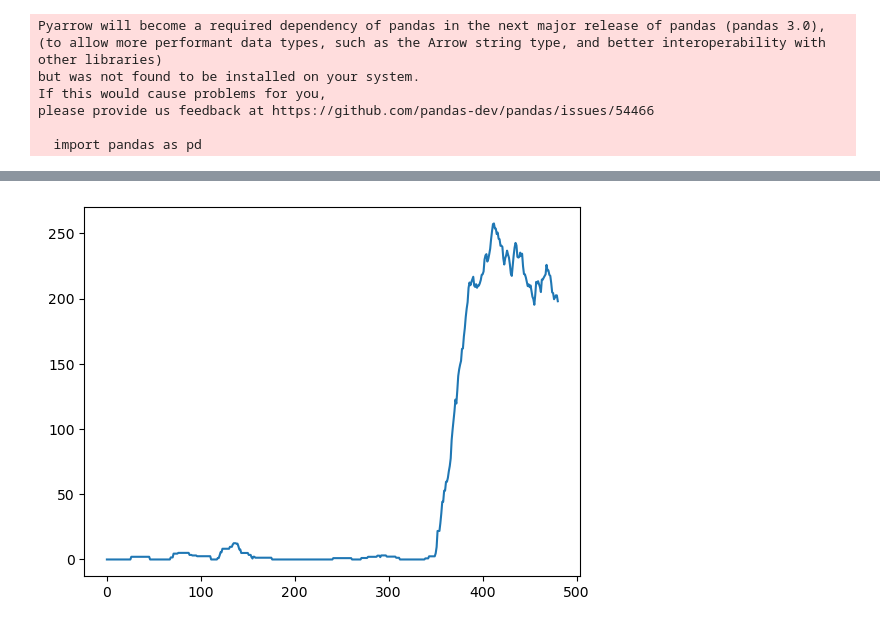
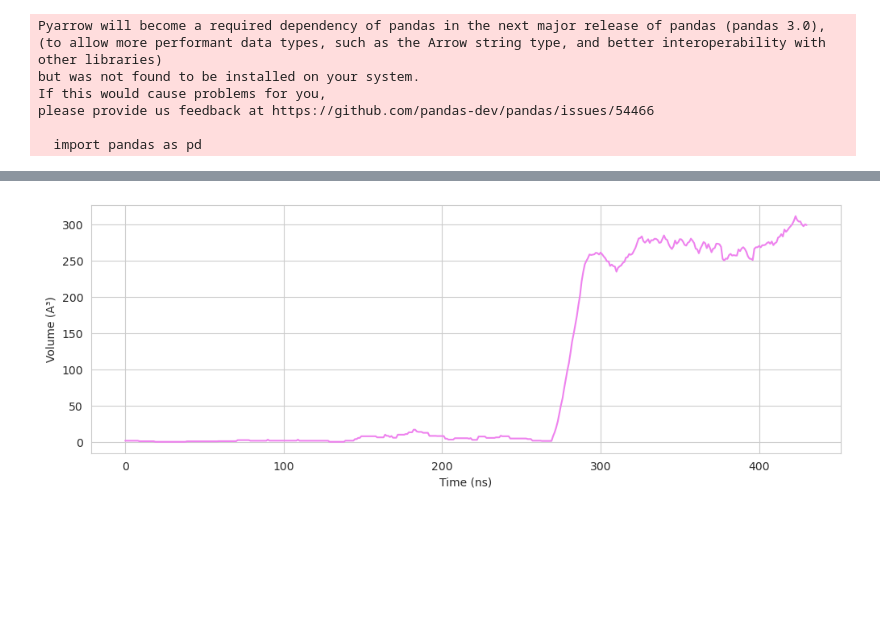
Before and after one commit to alexpergar-phd/pocket_project, a Jupyter notebook: 02_cryptic_pocket_detection/cryptic_pocket_detection.ipynb, the cells around one changed output, grey strips where cells are left out. Saved outputs shown, nothing was run; the diff lists cells and outputs as text; code cells hidden in the pictures; blank space fills up the shorter version.

```diff
--- a/02_cryptic_pocket_detection/cryptic_pocket_detection.ipynb
+++ b/02_cryptic_pocket_detection/cryptic_pocket_detection.ipynb
@@ -241,11 +243,14 @@ def plot_volumes(dynid, trajid, pocketid, window_size=20):
         pocketid (int): The pocket ID.
         window_size (int): The size of the moving average window.
     """
-    file = f"/home/alex/Desktop/pockets_mounted/{trajid}_trj_{dynid}.xtc_mdpocket/descriptorPockets_{trajid}_trj_{dynid}.xtc/pocket_num_{pocketid}_descriptors.txt"
+    file = f"/home/alex/Desktop/mdpocket_oversized_mount_tmp/{trajid}_trj_{dynid}.xtc_mdpocket/descriptorPockets_{trajid}_trj_{dynid}.xtc/pocket_num_{pocketid}_descriptors.txt"
     values_dict = read_descriptors_file(file)
     volumes = list(map(float, values_dict['pock_volume'])) # Convert to float
     smoothed_volume = moving_average(volumes, window_size=window_size)
-    plt.plot(smoothed_volume)
+    plt.xlabel('Time (ns)')
+    plt.ylabel('Volume (A³)')
+    plt.plot(smoothed_volume, color="violet")
+
 
 
 def plot_multiple_volumes(list_of_ids, window_size=20):
@@ -333,4 +322,6 @@ Could not extract all required IDs from the path: /home/alex/Desktop/pockets_mou
 # %%
-plot_volumes(dynid=35, trajid=10387, pocketid=25)
+plt.figure(figsize=(12, 4))
+sns.set_style("whitegrid")
+plot_volumes(dynid=143, trajid=11357, pocketid=12)
 # %% [output]
-[figure, old version]
+[figure, new version]
```
Also changed, not shown: parts of 7 cells of this notebook, 7 other files.
